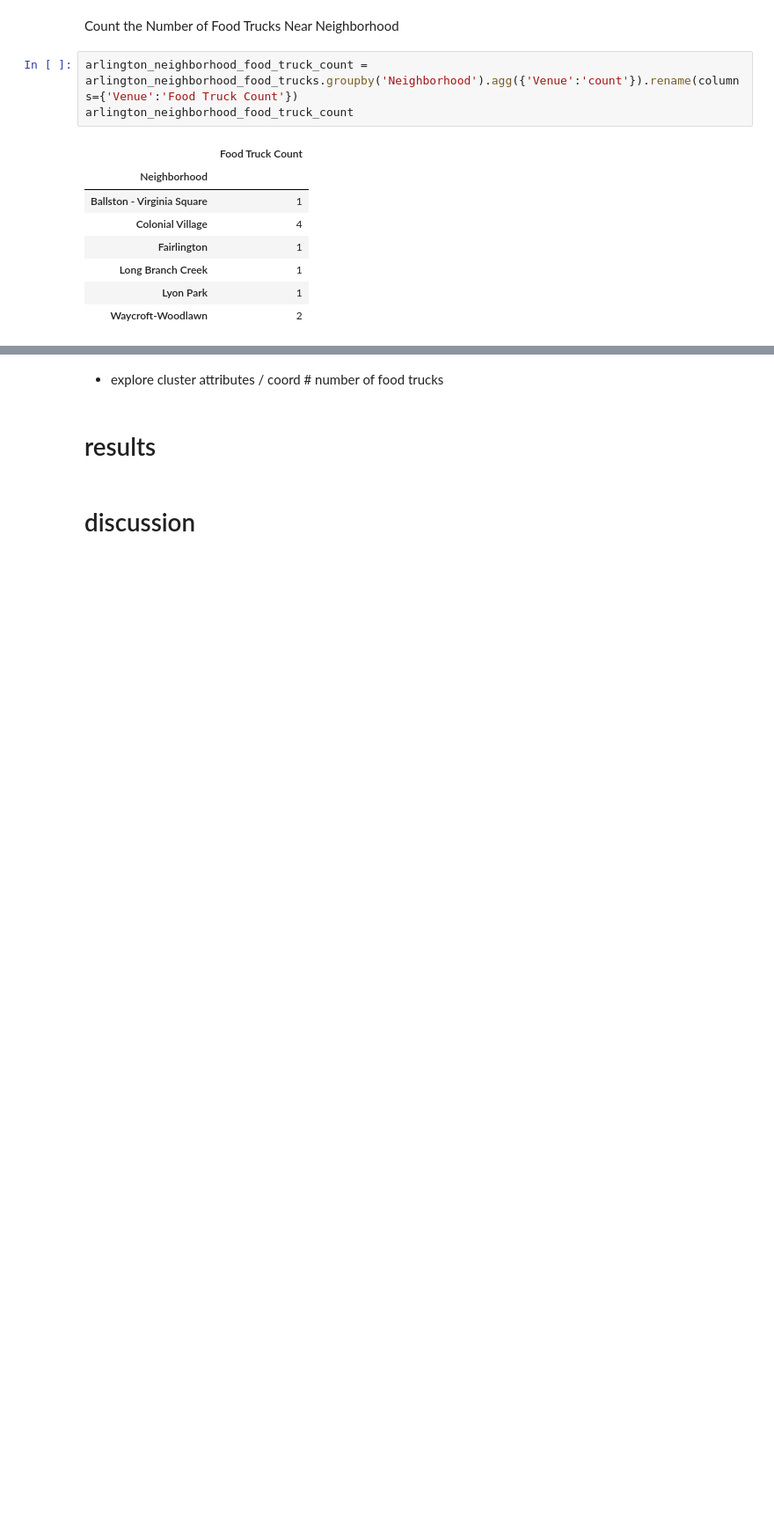
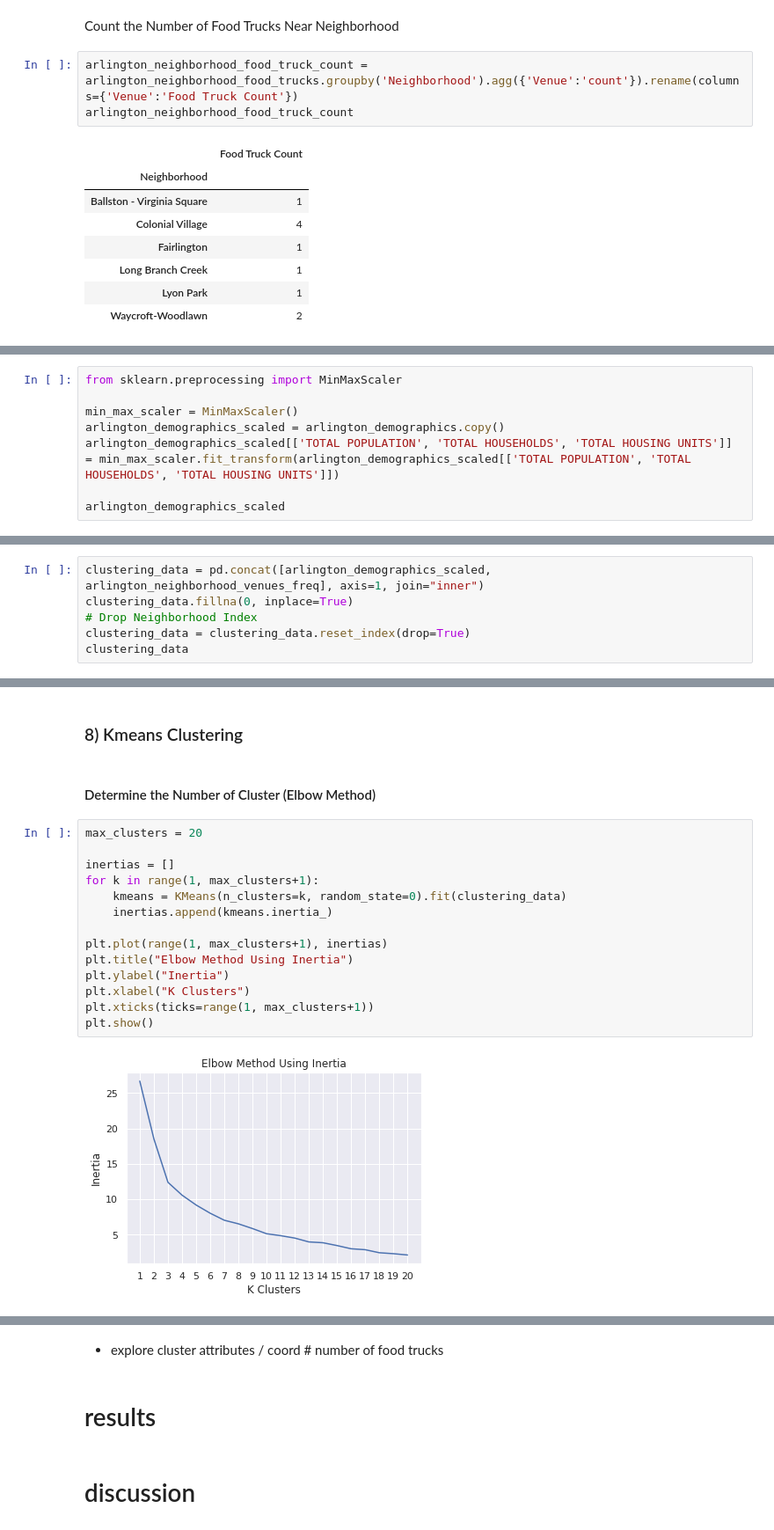
Before and after one commit to francis-eudy/battle-of-the-neighborhoods-capstone-project, a Jupyter notebook: Untitled.ipynb, the cells around one changed output, grey strips where cells are left out. Shown at 88% size. Saved outputs shown, nothing was run; the diff lists cells and outputs as text; blank space fills up the shorter version.

```diff
--- a/Untitled.ipynb
+++ b/Untitled.ipynb
@@ -560,0 +763,8 @@ arlington_neighborhood_food_truck_count
+# %%
+from sklearn.preprocessing import MinMaxScaler
+
+min_max_scaler = MinMaxScaler()
+arlington_demographics_scaled = arlington_demographics.copy()
+arlington_demographics_scaled[['TOTAL POPULATION', 'TOTAL HOUSEHOLDS', 'TOTAL HOUSING UNITS']] = min_max_scaler.fit_transform(arlington_demographics_scaled[['TOTAL POPULATION', 'TOTAL HOUSEHOLDS', 'TOTAL HOUSING UNITS']])
+
+arlington_demographics_scaled
@@ -560,0 +793,6 @@ arlington_neighborhood_food_truck_count
+# %%
+clustering_data = pd.concat([arlington_demographics_scaled, arlington_neighborhood_venues_freq], axis=1, join="inner")
+clustering_data.fillna(0, inplace=True)
+# Drop Neighborhood Index
+clustering_data = clustering_data.reset_index(drop=True)
+clustering_data
@@ -560,0 +829,20 @@ arlington_neighborhood_food_truck_count
+# %% [markdown]
+### 8) Kmeans Clustering
+# %% [markdown]
+#### Determine the Number of Cluster (Elbow Method)
+# %%
+max_clusters = 20
+
+inertias = []
+for k in range(1, max_clusters+1):
+    kmeans = KMeans(n_clusters=k, random_state=0).fit(clustering_data)
+    inertias.append(kmeans.inertia_)
+
+plt.plot(range(1, max_clusters+1), inertias)
+plt.title("Elbow Method Using Inertia")
+plt.ylabel("Inertia")
+plt.xlabel("K Clusters")
+plt.xticks(ticks=range(1, max_clusters+1))
+plt.show()
+# %% [output]
+[figure, added]
```
Also changed, not shown: parts of 57 cells of this notebook.
